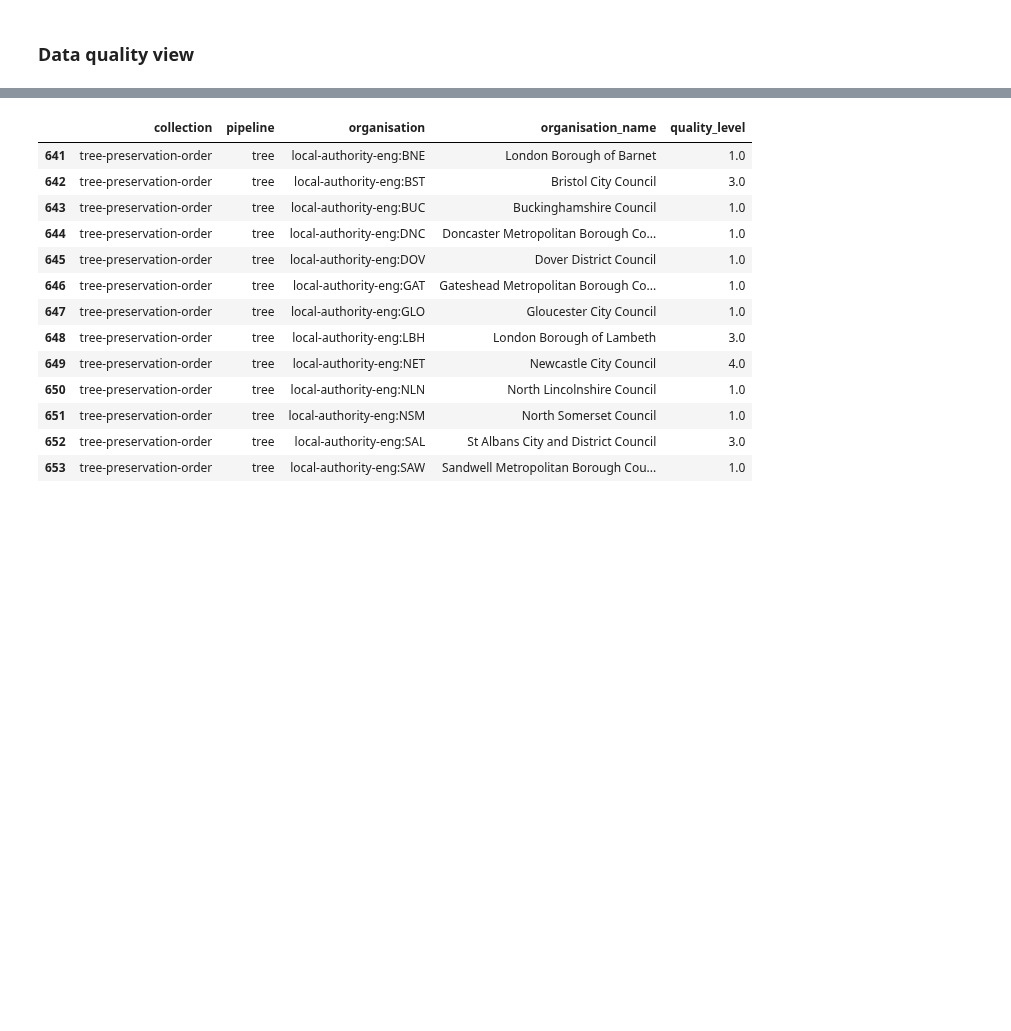
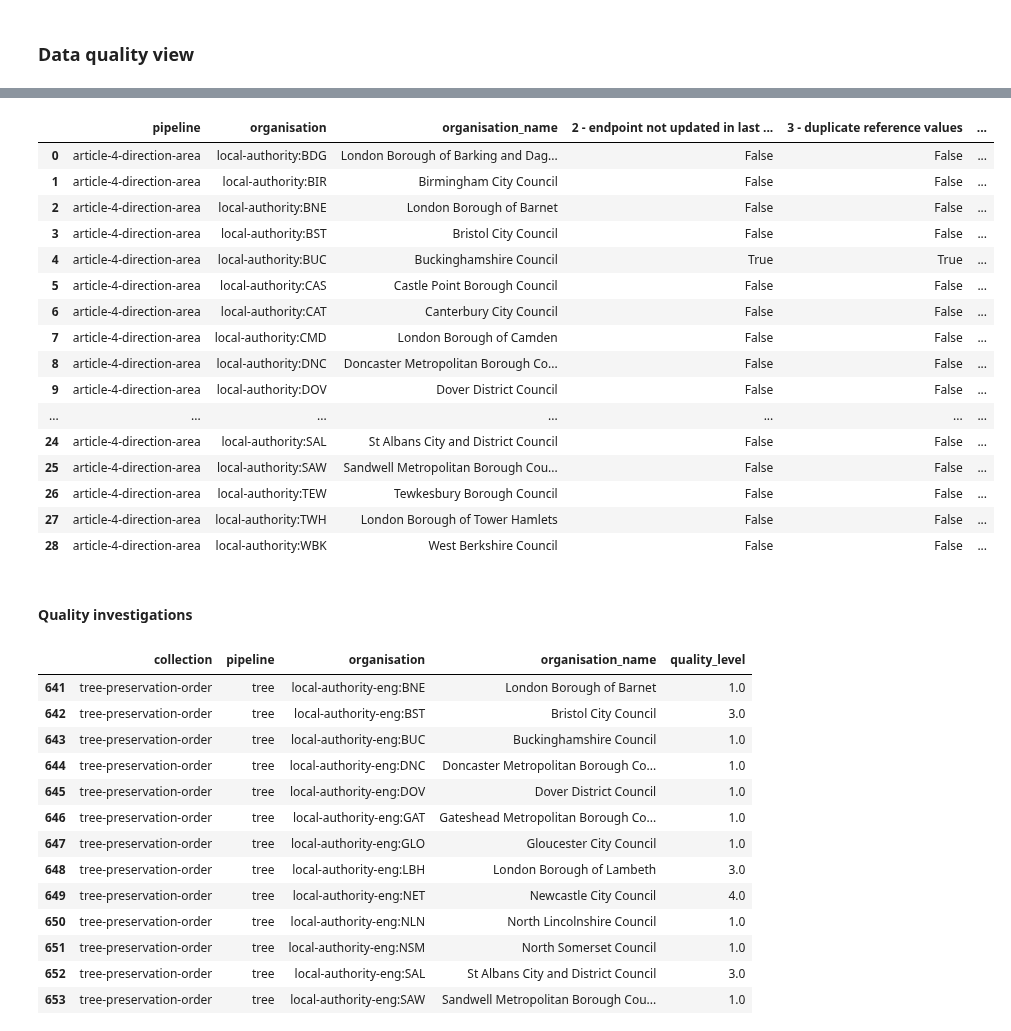
Before and after one commit to digital-land/jupyter-analysis, a Jupyter notebook: analysis/2024-06_issue_monitoring/issue_monitoring - provision scoring.ipynb, the cells around one changed output, grey strips where cells are left out. Saved outputs shown, nothing was run; the diff lists cells and outputs as text; code cells hidden in the pictures; blank space fills up the shorter version.

```diff
--- a/analysis/2024-06_issue_monitoring/issue_monitoring - provision scoring.ipynb
+++ b/analysis/2024-06_issue_monitoring/issue_monitoring - provision scoring.ipynb
@@ -323,0 +347,8 @@ plt.show()
+# %%
+# count issues by the quality category key
+qual_key_count = ep_res_qual_all.groupby(
+        ["pipeline", "organisation", "organisation_name", "quality_key"],
+        as_index=False
+    ).agg(
+        n_issues = ("quality_level", "count")
+    )
@@ -323,0 +394,16 @@ plt.show()
+# %%
+a4_test = qual_key_summary[
+        qual_key_summary["pipeline"] == "article-4-direction-area"
+    ].pivot(
+        columns = "quality_key",
+        values = "issue_flag",
+        index = ["pipeline", "organisation", "organisation_name"]
+).reset_index()
+
+a4_test_level = a4_test.merge(
+    qual_summary[["pipeline", "organisation", "quality_level_label"]],
+    how = "left",
+    on = ["pipeline", "organisation"]
+)
+
+a4_test_level.head()
@@ -324,3 +419,41 @@ plt.show()
+# %%
+
+level_colours = {
+    "1. excellent" : "background-color: #1a6837",
+    "2. good for ODP" : "background-color: #87cb67",
+    "3. improve" : "background-color: #fefebf",
+    "4. update" : "background-color: #f78c51"
+    }
+
+# a4_test_level
+def color(df):
+    #DataFrame with same index and columns names as original filled empty strings
+    df_color_map =  pd.DataFrame("", index=df.index, columns=df.columns)
+    # turn label column into colours
+    df_color_map["quality_level_label"] = df["quality_level_label"].map(level_colours)
+    return df_color_map
+
+a4_test_level.style.apply(color, axis=None)
+# %% [output]
+|  | pipeline | organisation | organisation_name | 2 - endpoint not updated in last ... | 3 - duplicate reference values | ... |
+| 0 | article-4-direction-area | local-authority:BDG | London Borough of Barking and Dag... | False | False | ... |
+| 1 | article-4-direction-area | local-authority:BIR | Birmingham City Council | False | False | ... |
+| 2 | article-4-direction-area | local-authority:BNE | London Borough of Barnet | False | False | ... |
+| 3 | article-4-direction-area | local-authority:BST | Bristol City Council | False | False | ... |
+| 4 | article-4-direction-area | local-authority:BUC | Buckinghamshire Council | True | True | ... |
+| 5 | article-4-direction-area | local-authority:CAS | Castle Point Borough Council | False | False | ... |
+| 6 | article-4-direction-area | local-authority:CAT | Canterbury City Council | False | False | ... |
+| 7 | article-4-direction-area | local-authority:CMD | London Borough of Camden | False | False | ... |
+| 8 | article-4-direction-area | local-authority:DNC | Doncaster Metropolitan Borough Co... | False | False | ... |
+| 9 | article-4-direction-area | local-authority:DOV | Dover District Council | False | False | ... |
+| ... | ... | ... | ... | ... | ... | ... |
+| 24 | article-4-direction-area | local-authority:SAL | St Albans City and District Council | False | False | ... |
+| 25 | article-4-direction-area | local-authority:SAW | Sandwell Metropolitan Borough Cou... | False | False | ... |
+| 26 | article-4-direction-area | local-authority:TEW | Tewkesbury Borough Council | False | False | ... |
+| 27 | article-4-direction-area | local-authority:TWH | London Borough of Tower Hamlets | False | False | ... |
+| 28 | article-4-direction-area | local-authority:WBK | West Berkshire Council | False | False | ... |
+# %% [markdown]
+#### Quality investigations
 # %%
 qual_summary_subset[qual_summary_subset["pipeline"] == "tree"]
 # %% [output]
```
Also changed, not shown: parts of 15 cells of this notebook.
